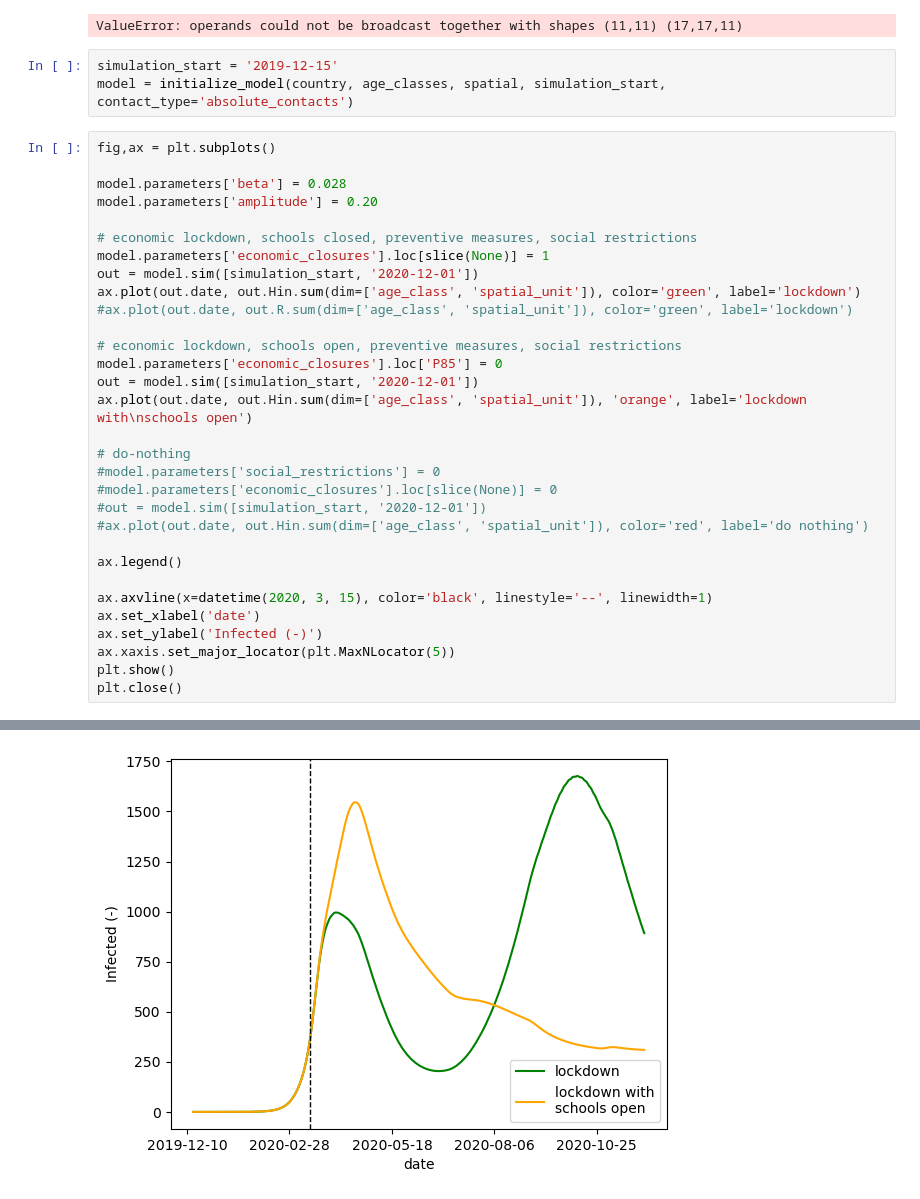
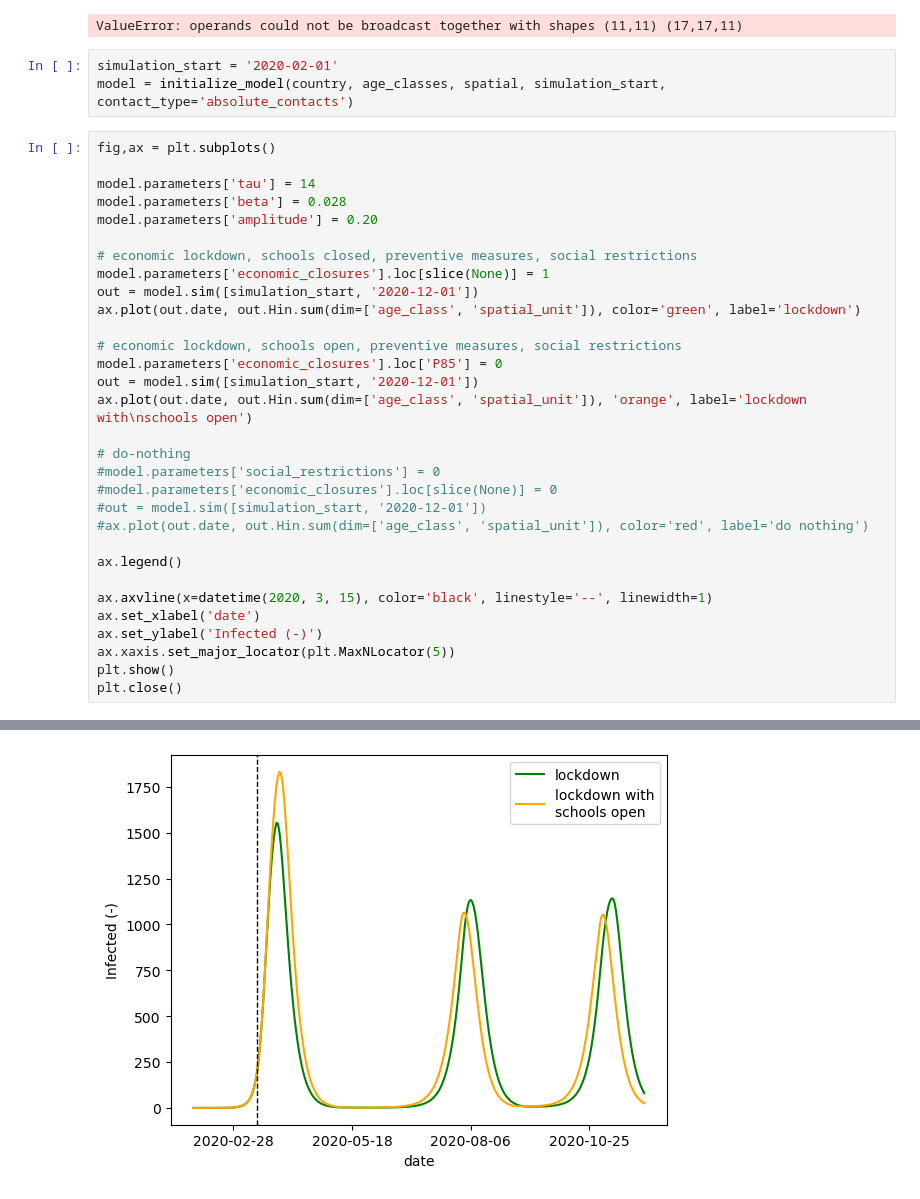
Before and after one commit to twallema/pyIEEM, a Jupyter notebook: notebooks/scratch-SIR-recurrent-mobility.ipynb, the cells around one changed output, grey strips where cells are left out. Cells and saved outputs as stored; diff of their text form.

```diff
--- a/notebooks/scratch-SIR-recurrent-mobility.ipynb
+++ b/notebooks/scratch-SIR-recurrent-mobility.ipynb
@@ -25,11 +25,12 @@ compute_beta(3.3, model.parameters['delta'], model.parameters['gamma'], model.pa
 # %% [output]
 ValueError: operands could not be broadcast together with shapes (11,11) (17,17,11)
 # %%
-simulation_start = '2019-12-15'
+simulation_start = '2020-02-01'
 model = initialize_model(country, age_classes, spatial, simulation_start, contact_type='absolute_contacts')
 # %%
 fig,ax = plt.subplots()
 
+model.parameters['tau'] = 14
 model.parameters['beta'] = 0.028
 model.parameters['amplitude'] = 0.20
 
@@ -37,7 +38,6 @@ model.parameters['amplitude'] = 0.20
 model.parameters['economic_closures'].loc[slice(None)] = 1
 out = model.sim([simulation_start, '2020-12-01'])
 ax.plot(out.date, out.Hin.sum(dim=['age_class', 'spatial_unit']), color='green', label='lockdown')
-#ax.plot(out.date, out.R.sum(dim=['age_class', 'spatial_unit']), color='green', label='lockdown')
 
 # economic lockdown, schools open, preventive measures, social restrictions
 model.parameters['economic_closures'].loc['P85'] = 0
@@ -79 +62 @@ plt.close()
-[figure, old version]
+[figure, new version]
```
Also changed, not shown: parts of 1 cell of this notebook, 1 other file.
